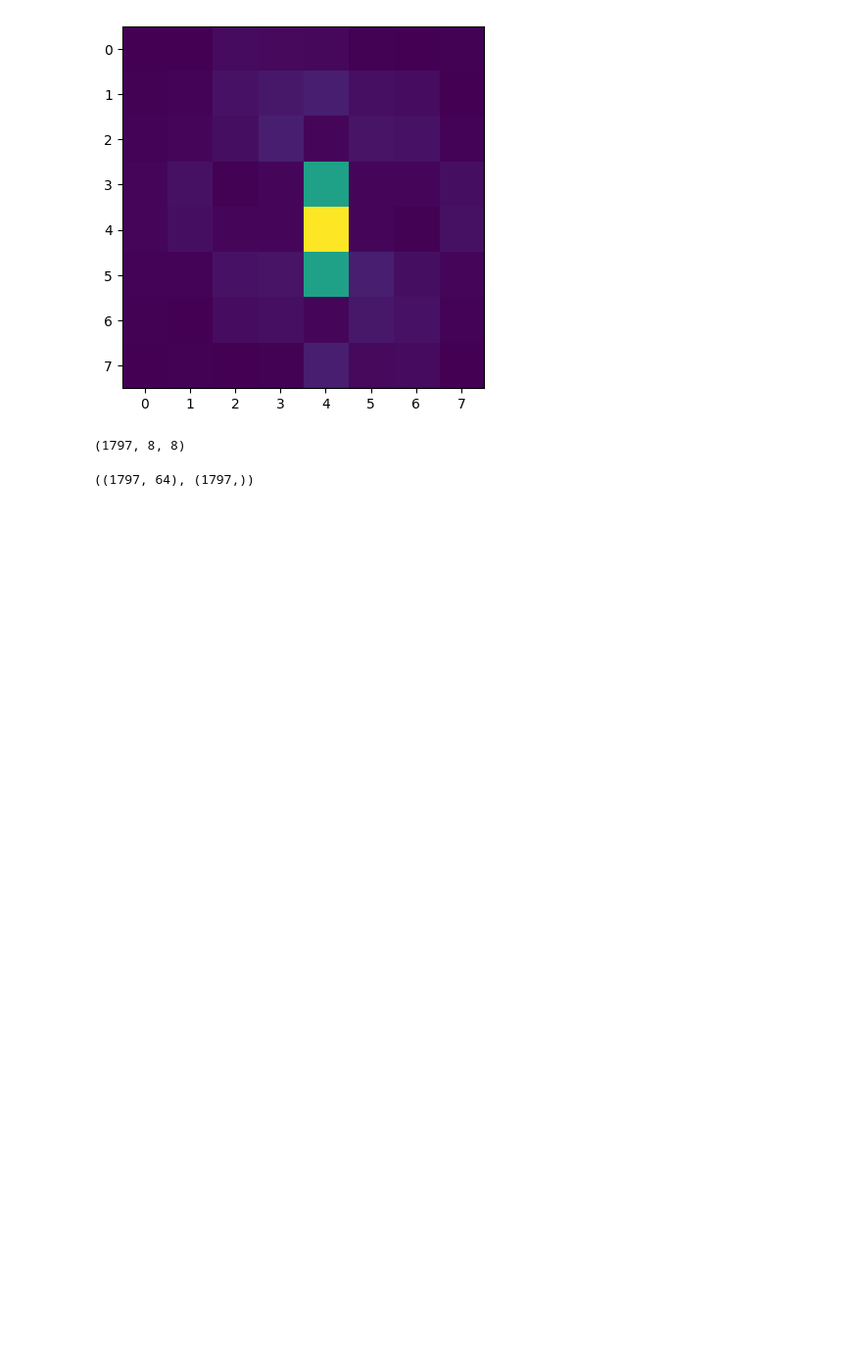
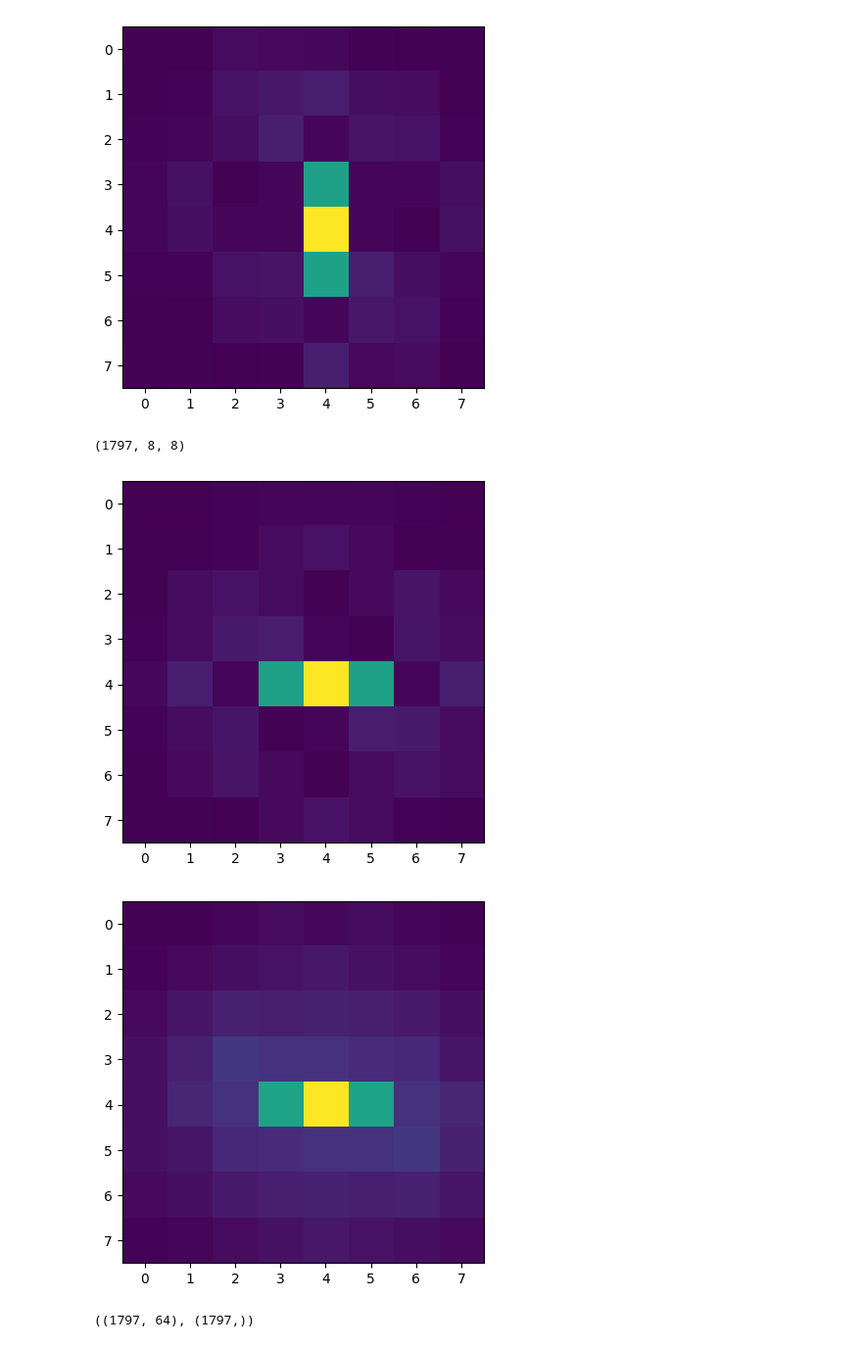
Before and after one commit to EleutherAI/basin-volume, a Jupyter notebook: scratch.ipynb, the cells around one changed output. Shown at 98% size. Saved outputs shown, nothing was run; the diff lists cells and outputs as text; code cells hidden in the pictures; blank space fills up the shorter version.

```diff
--- a/scratch.ipynb
+++ b/scratch.ipynb
@@ -64,11 +63,26 @@ plt.show()
 [figure]
 [figure]
 [figure]
-# %%
-X_square = X.reshape(X.shape[0], 8, 8)
-print(X_square.shape)
-# %% [output]
-(1797, 8, 8)
+# %%
+X_square = X.reshape(X.shape[0], 8, 8)
+print(X_square.shape)
+
+X_fft = jnp.fft.fftn(jnp.mean(X_square, axis=0))
+X_fft_img = jnp.roll(X_fft, 4, axis=0)
+X_fft_img = jnp.roll(X_fft_img, 4, axis=1)
+plt.imshow(jnp.abs(X_fft_img))
+plt.show()
+
+X_fft_all = jax.vmap(jnp.fft.fftn)(X_square)
+X_fft_all_img = jnp.mean(jnp.abs(X_fft_all), axis=0)
+X_fft_all_img = jnp.roll(X_fft_all_img, 4, axis=0)
+X_fft_all_img = jnp.roll(X_fft_all_img, 4, axis=1)
+plt.imshow(jnp.abs(X_fft_all_img))
+plt.show()
+# %% [output]
+(1797, 8, 8)
+[figure, added]
+[figure, added]
 # %%
 X.shape, Y.shape
 # %% [output]
```
Also changed, not shown: parts of 2 cells of this notebook, 4 other files.
